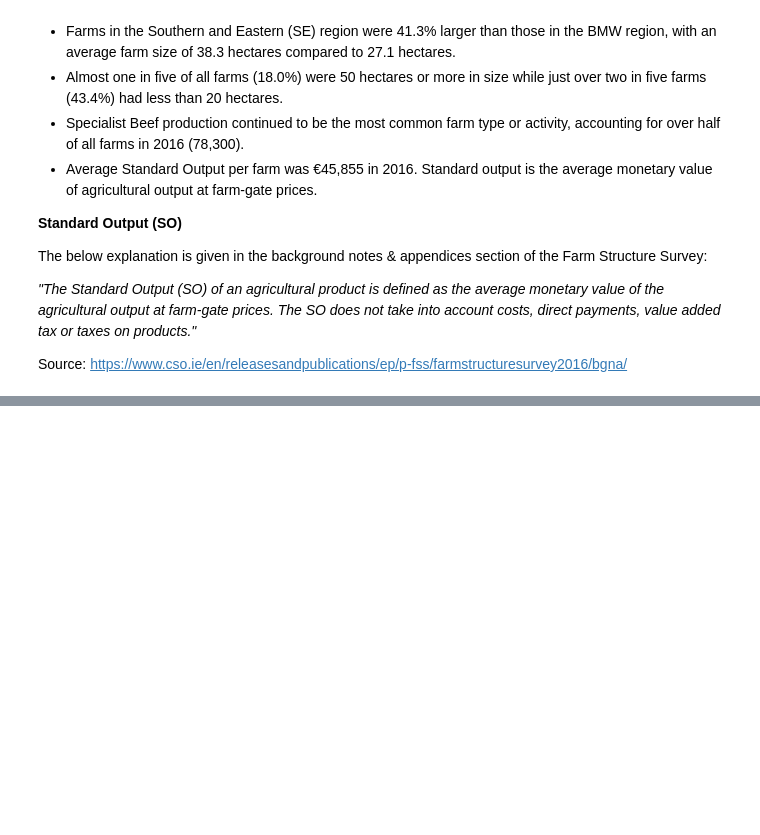
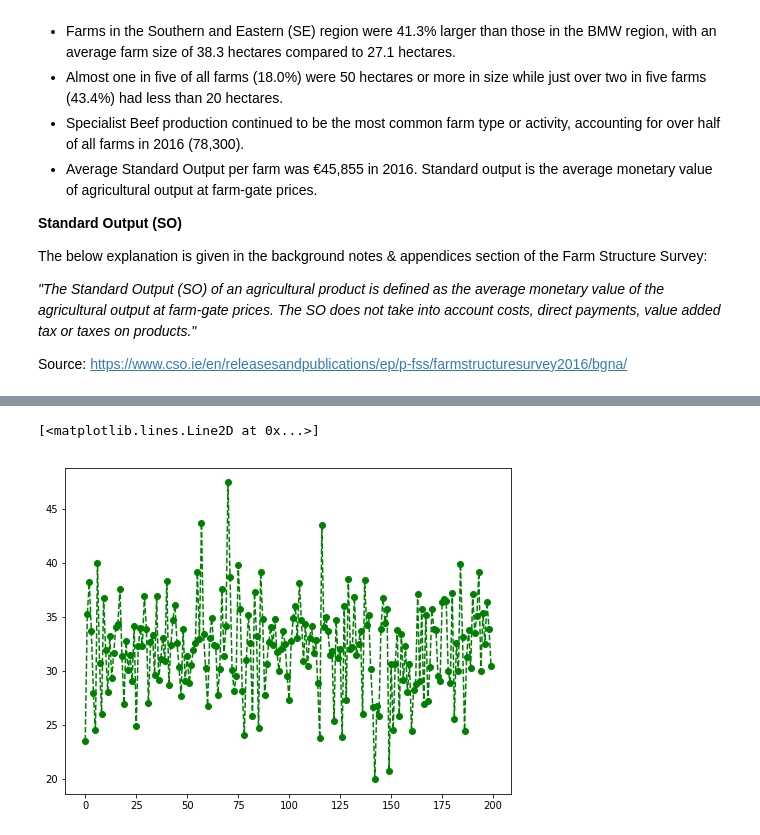
Before and after one commit to johndunne2019/PDA-Project-Data-Simulation, a Jupyter notebook: Data-Simulation.ipynb, the cells around one changed output, grey strips where cells are left out. Cells and saved outputs as stored; diff of their text form; code cells hidden in the pictures; blank space fills up the shorter version.

```diff
--- a/Data-Simulation.ipynb
+++ b/Data-Simulation.ipynb
@@ -140,0 +193,7 @@ Source: https://www.cso.ie/en/releasesandpublications/ep/p-fss/farmstructuresurv
+# %%
+plt.plot(farm_size, 'go--')
+# line plot of farm_size
+# 'go--' plots green dots joined by a dotted line
+# %% [output]
+[<matplotlib.lines.Line2D at 0x...>]
+[figure, added]
```
Also changed, not shown: parts of 7 cells of this notebook.
